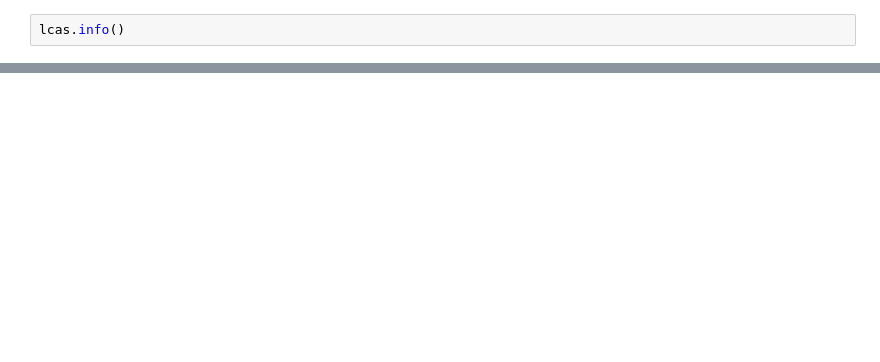
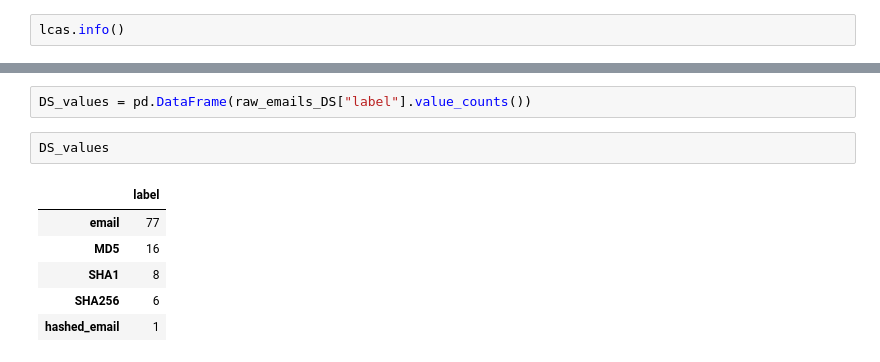
Before and after one commit to anthonylschultz/Product-Investigations, a Jupyter notebook: 20200417_AK_analysis.ipynb, the cells around one changed output, grey strips where cells are left out. Drawn from its saved outputs; the diff is of its cells as text; blank space fills up the shorter version.

```diff
--- a/20200417_AK_analysis.ipynb
+++ b/20200417_AK_analysis.ipynb
@@ -133,0 +542,11 @@ Name: type, dtype: int64
+# %%
+DS_values = pd.DataFrame(raw_emails_DS["label"].value_counts())
+# %%
+DS_values
+# %% [output]
+|  | label |
+| email | 77 |
+| MD5 | 16 |
+| SHA1 | 8 |
+| SHA256 | 6 |
+| hashed_email | 1 |
```
Also changed, not shown: parts of 53 cells of this notebook.
